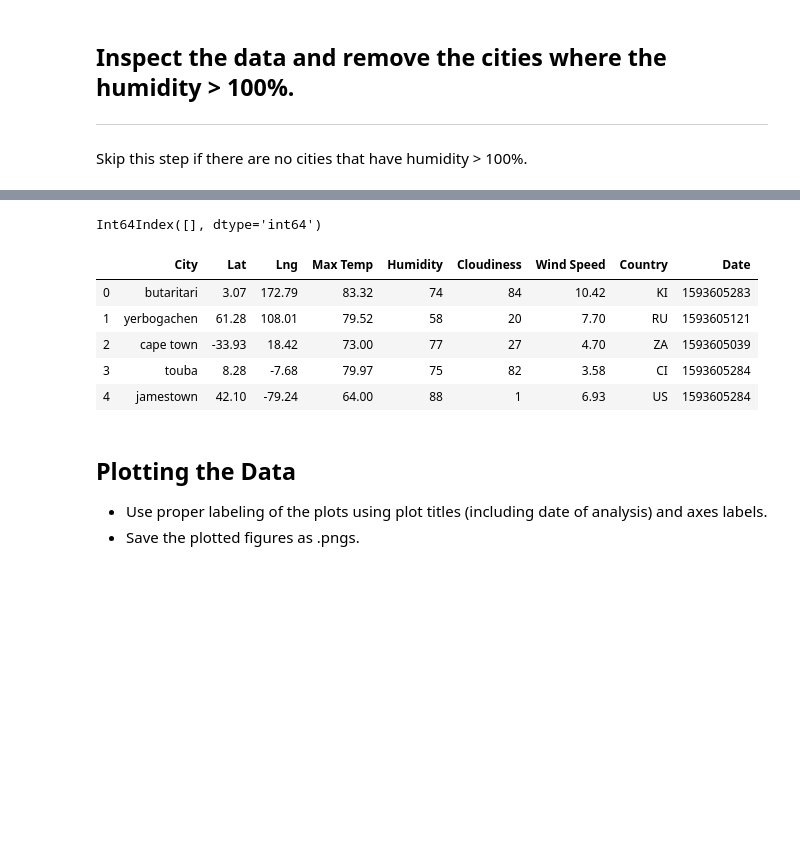
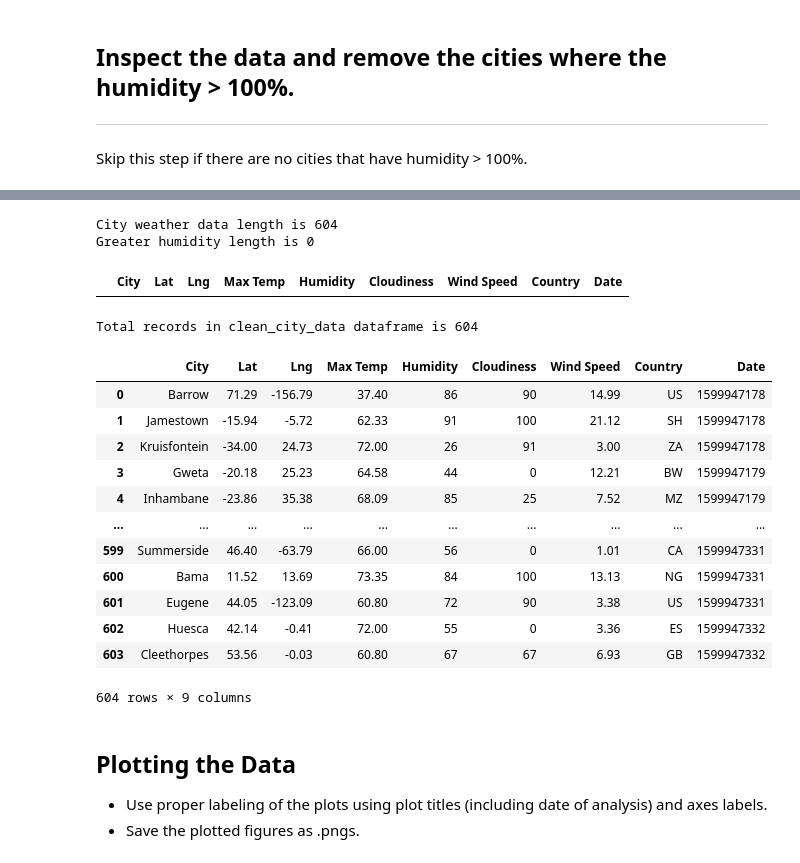
Before and after one commit to KaiCee2010/python-api-challenge, a Jupyter notebook: WeatherPy/WeatherPy.ipynb, the cells around one changed output, grey strips where cells are left out. Saved outputs shown, nothing was run; the diff lists cells and outputs as text; code cells hidden in the pictures; blank space fills up the shorter version.

Commit message:
Added code to inspect dataset and clean it.

```diff
--- a/WeatherPy/WeatherPy.ipynb
+++ b/WeatherPy/WeatherPy.ipynb
@@ -146,17 +135,36 @@ Skip this step if there are no cities that have humidity > 100%.
 # %%
 #  Get the indices of cities that have humidity over 100%.
+cd_greater_humidity = city_weather_data.loc[city_weather_data['Humidity'] > 100]
+
+print(f'City weather data length is {len(city_weather_data)}')
+print(f'Greater humidity length is {len(cd_greater_humidity)}')
+cd_greater_humidity
 # %% [output]
-Int64Index([], dtype='int64')
+City weather data length is 604
+Greater humidity length is 0
+|  | City | Lat | Lng | Max Temp | Humidity | Cloudiness | Wind Speed | Country | Date |
 # %%
 # Make a new DataFrame equal to the city data to drop all humidity outliers by index.
 # Passing "inplace=False" will make a copy of the city_data DataFrame, which we call "clean_city_data".
+clean_city_data = city_weather_data.drop(cd_greater_humidity.index, inplace=False)
+
+print(f'Total records in clean_city_data dataframe is {len(clean_city_data)}')
+clean_city_data
 # %% [output]
+Total records in clean_city_data dataframe is 604
 |  | City | Lat | Lng | Max Temp | Humidity | Cloudiness | Wind Speed | Country | Date |
-| 0 | butaritari | 3.07 | 172.79 | 83.32 | 74 | 84 | 10.42 | KI | 1593605283 |
-| 1 | yerbogachen | 61.28 | 108.01 | 79.52 | 58 | 20 | 7.70 | RU | 1593605121 |
-| 2 | cape town | -33.93 | 18.42 | 73.00 | 77 | 27 | 4.70 | ZA | 1593605039 |
-| 3 | touba | 8.28 | -7.68 | 79.97 | 75 | 82 | 3.58 | CI | 1593605284 |
-| 4 | jamestown | 42.10 | -79.24 | 64.00 | 88 | 1 | 6.93 | US | 1593605284 |
+| 0 | Barrow | 71.29 | -156.79 | 37.40 | 86 | 90 | 14.99 | US | 1599947178 |
+| 1 | Jamestown | -15.94 | -5.72 | 62.33 | 91 | 100 | 21.12 | SH | 1599947178 |
+| 2 | Kruisfontein | -34.00 | 24.73 | 72.00 | 26 | 91 | 3.00 | ZA | 1599947178 |
+| 3 | Gweta | -20.18 | 25.23 | 64.58 | 44 | 0 | 12.21 | BW | 1599947179 |
+| 4 | Inhambane | -23.86 | 35.38 | 68.09 | 85 | 25 | 7.52 | MZ | 1599947179 |
+| ... | ... | ... | ... | ... | ... | ... | ... | ... | ... |
+| 599 | Summerside | 46.40 | -63.79 | 66.00 | 56 | 0 | 1.01 | CA | 1599947331 |
+| 600 | Bama | 11.52 | 13.69 | 73.35 | 84 | 100 | 13.13 | NG | 1599947331 |
+| 601 | Eugene | 44.05 | -123.09 | 60.80 | 72 | 90 | 3.38 | US | 1599947331 |
+| 602 | Huesca | 42.14 | -0.41 | 72.00 | 55 | 0 | 3.36 | ES | 1599947332 |
+| 603 | Cleethorpes | 53.56 | -0.03 | 60.80 | 67 | 67 | 6.93 | GB | 1599947332 |
+604 rows × 9 columns
 # %% [markdown]
 ## Plotting the Data
 * Use proper labeling of the plots using plot titles (including date of analysis) and axes labels.
```
Also changed, not shown: parts of 1 cell of this notebook.
